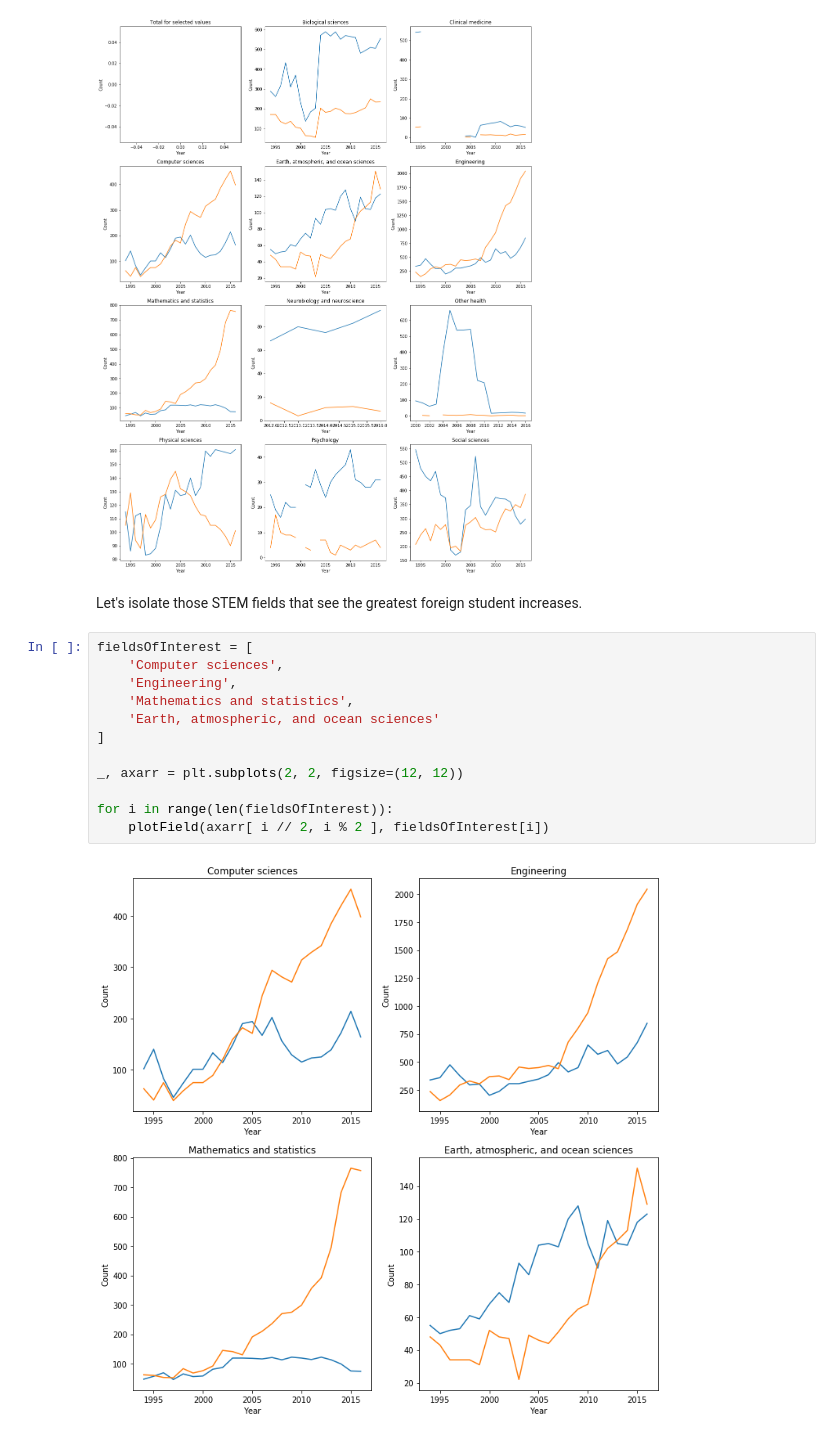
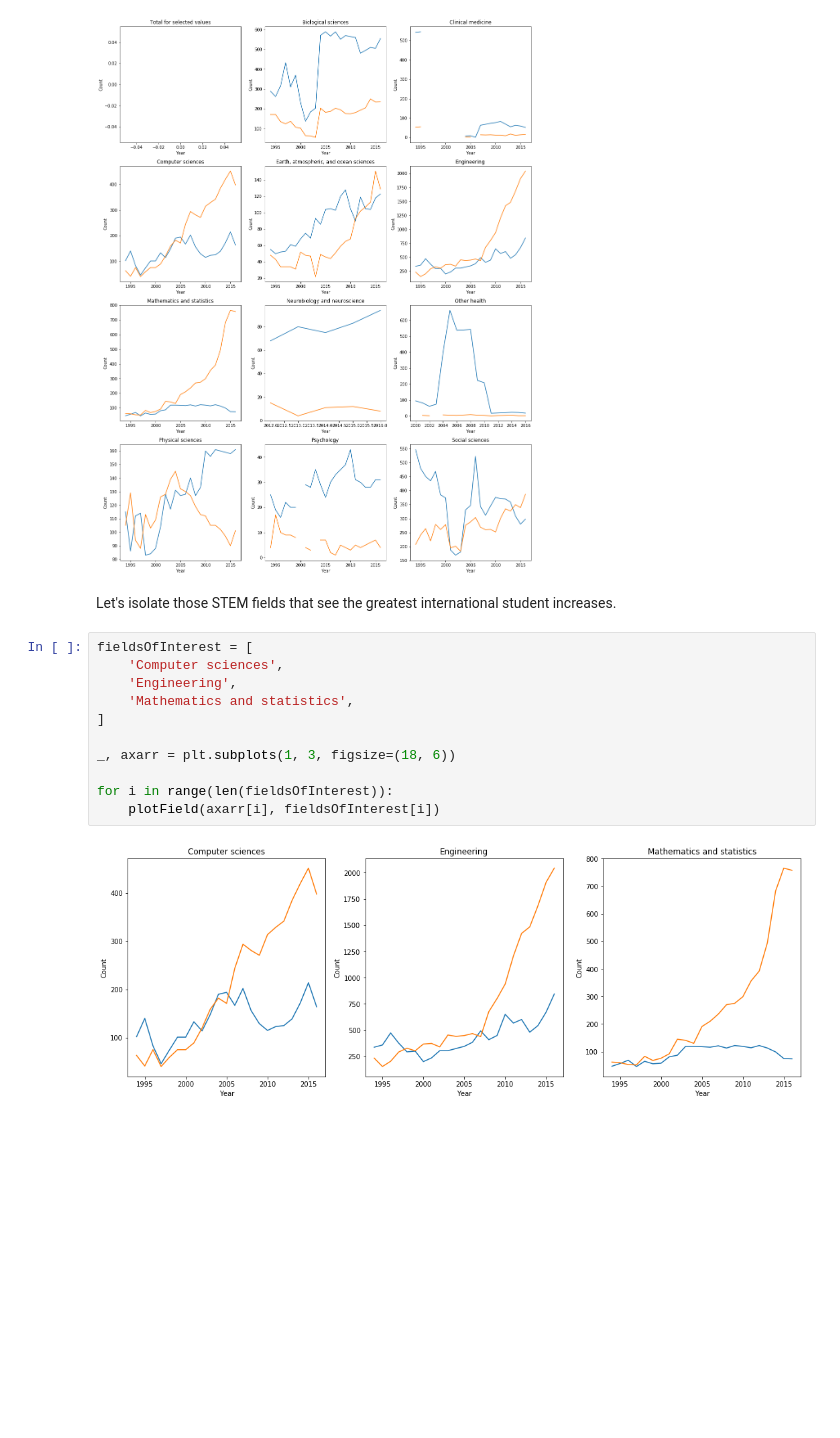
Before and after one commit to graphicsdesk/international-students, a Jupyter notebook: notebooks/gss.ipynb, the cells around one changed output. Saved outputs shown, nothing was run; the diff lists cells and outputs as text; blank space fills up the shorter version.

```diff
--- a/notebooks/gss.ipynb
+++ b/notebooks/gss.ipynb
@@ -54,18 +60,17 @@ for i in range(len(fields)):
 # %% [output]
 [figure]
 # %% [markdown]
-Let's isolate those STEM fields that see the greatest foreign student increases.
+Let's isolate those STEM fields that see the greatest international student increases.
 # %%
 fieldsOfInterest = [
     'Computer sciences',
     'Engineering',
     'Mathematics and statistics',
-    'Earth, atmospheric, and ocean sciences'
 ]
 
-_, axarr = plt.subplots(2, 2, figsize=(12, 12))
+_, axarr = plt.subplots(1, 3, figsize=(18, 6))
 
 for i in range(len(fieldsOfInterest)):
-    plotField(axarr[ i // 2, i % 2 ], fieldsOfInterest[i])
+    plotField(axarr[i], fieldsOfInterest[i])
 # %% [output]
-[figure, old version]
+[figure, new version]
```
Also changed, not shown: parts of 3 cells of this notebook.
